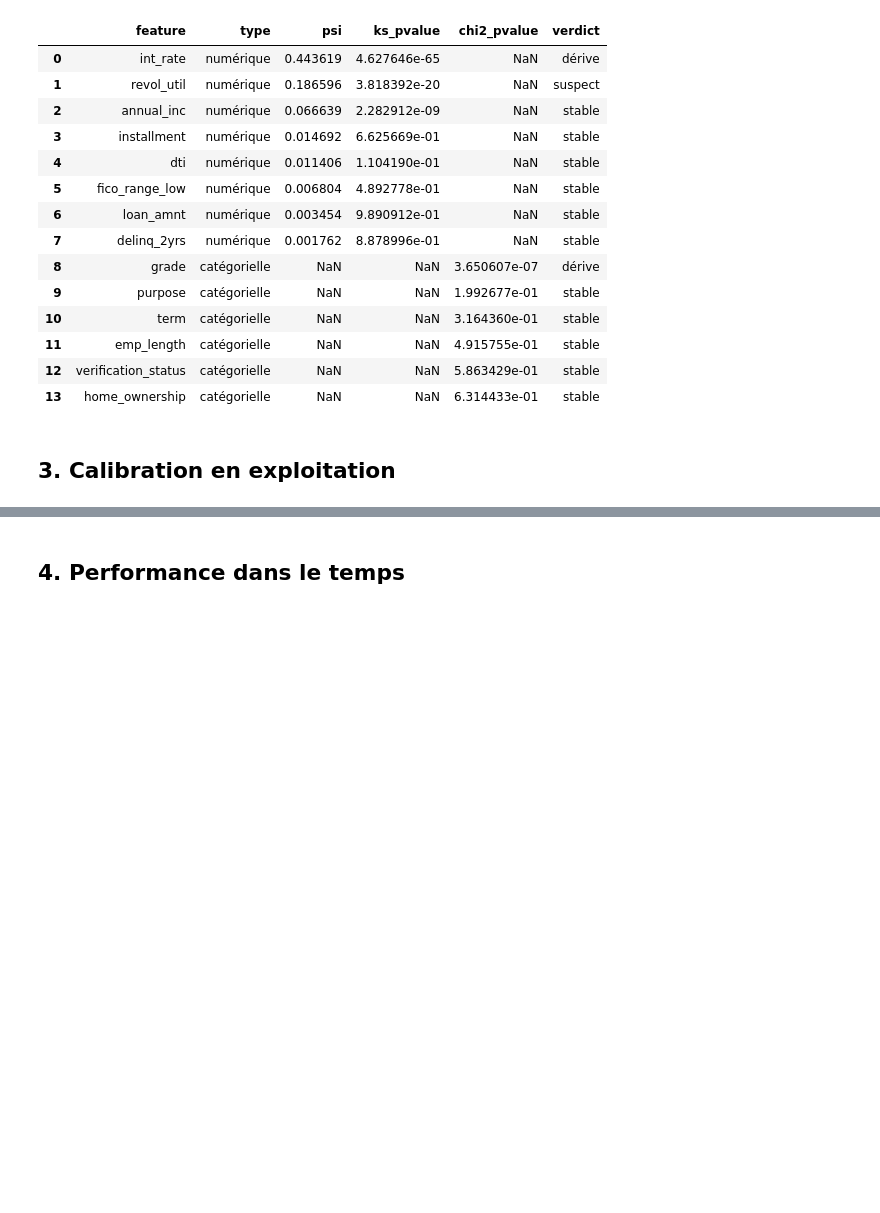
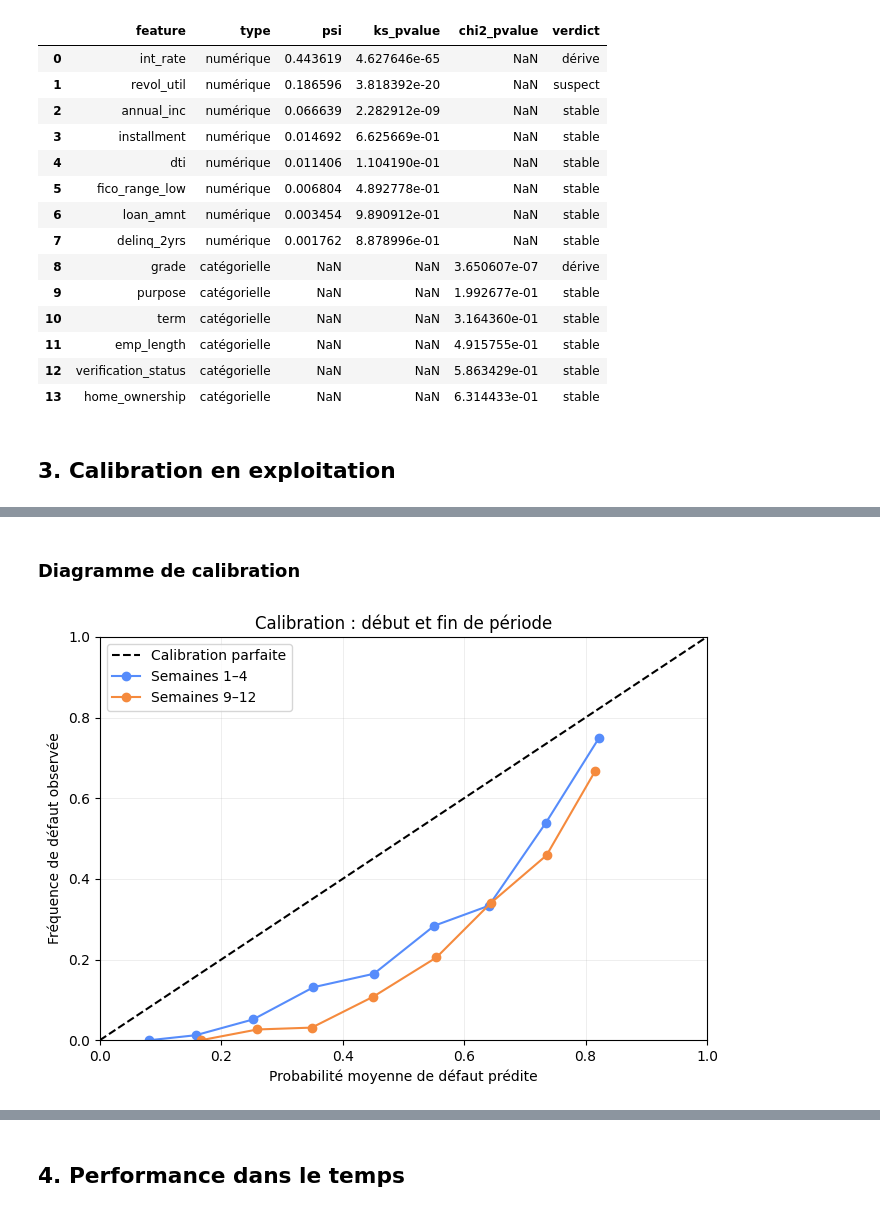
Before and after one commit to 3ti3nne/M6-B1-alex-frank-etienne, a Jupyter notebook: notebooks/M6-B1_template.ipynb, the cells around one changed output, grey strips where cells are left out. Saved outputs shown, nothing was run; the diff lists cells and outputs as text; code cells hidden in the pictures; blank space fills up the shorter version.

```diff
--- a/notebooks/M6-B1_template.ipynb
+++ b/notebooks/M6-B1_template.ipynb
@@ -249,0 +305,16 @@ display(rapport)
+# %% [markdown]
+### Diagramme de calibration
+# %%
+fig, ax = plt.subplots(figsize=(7, 5))
+ax.plot([0, 1], [0, 1], "k--", label="Calibration parfaite")
+for nom, table in tables_calibration.items():
+    ax.plot(table["confiance_moyenne"], table["taux_observe"], "o-", label=nom)
+ax.set(xlabel="Probabilité moyenne de défaut prédite",
+       ylabel="Fréquence de défaut observée", xlim=(0, 1), ylim=(0, 1),
+       title="Calibration : début et fin de période")
+ax.legend()
+ax.grid(alpha=0.3)
+fig.tight_layout()
+plt.show()
+# %% [output]
+[figure, added]
```
Also changed, not shown: parts of 8 cells of this notebook, 2 other files.
